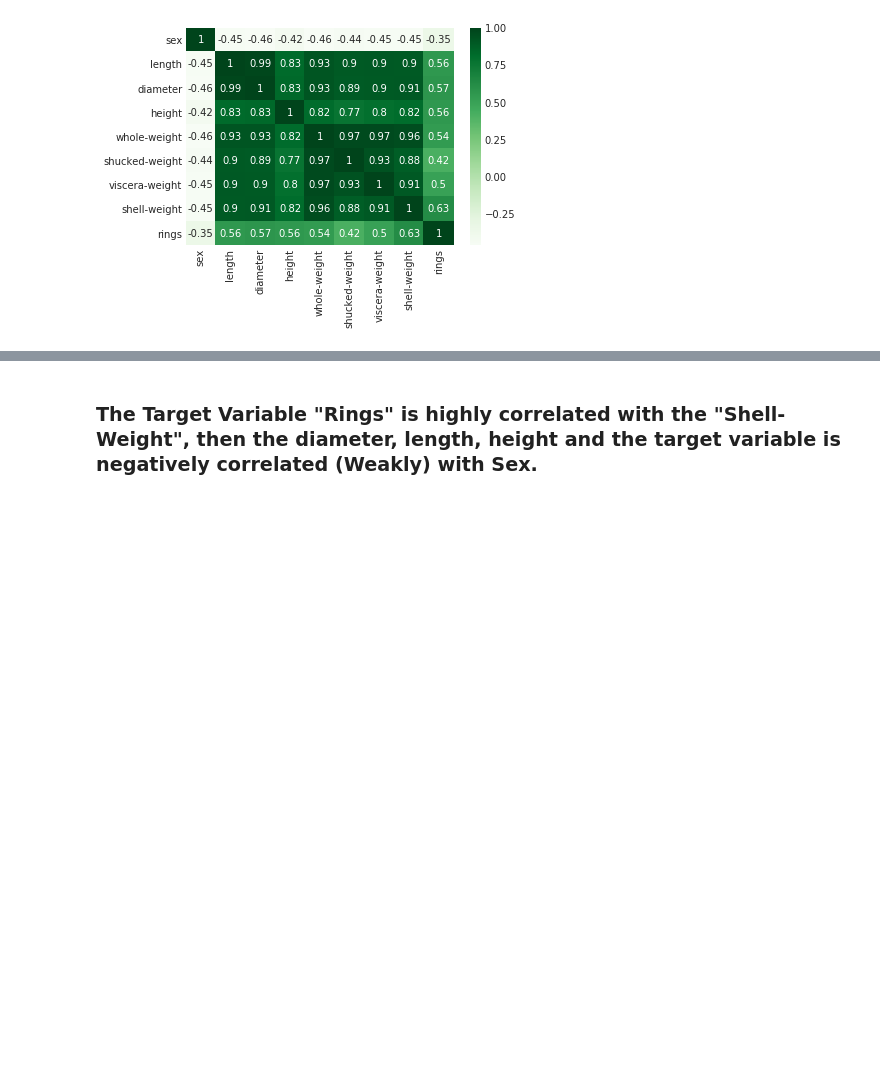
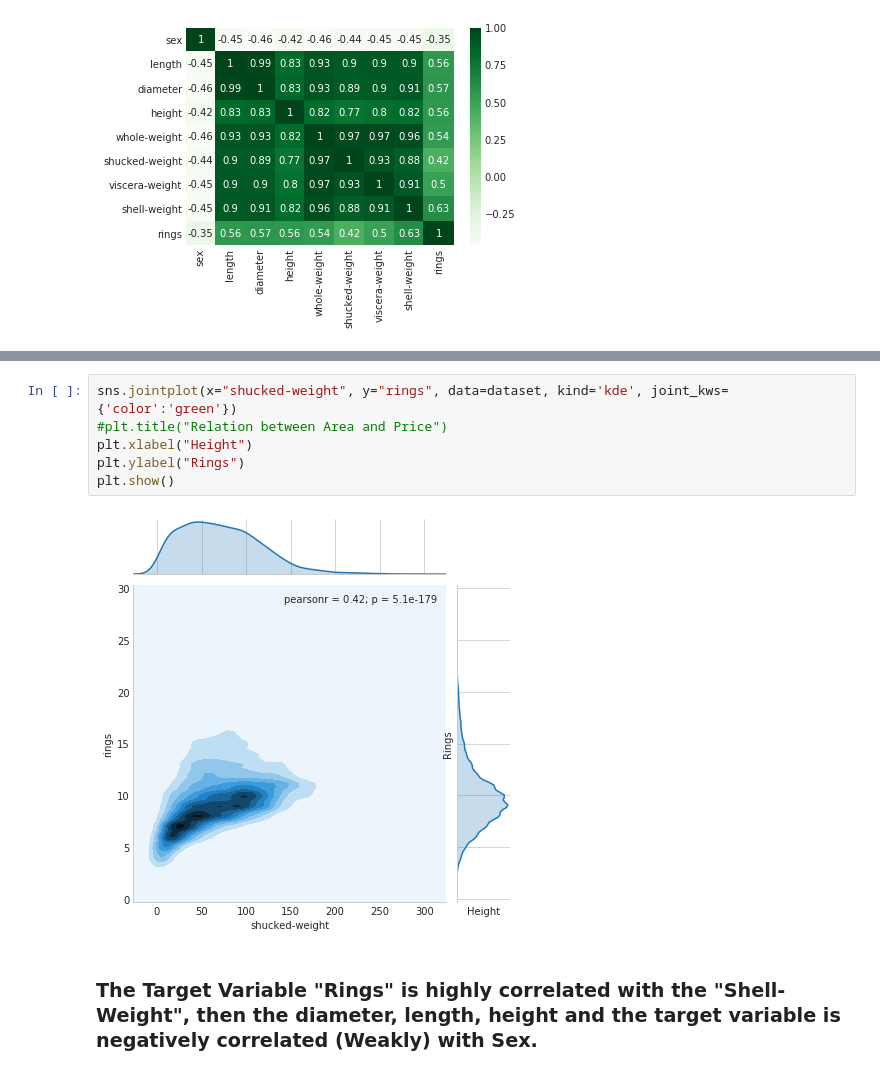
Before and after one commit to Dhivya-Murugesan/Machine-Learning, a Jupyter notebook: Grid Search Regression - Grid Search CV Regression - Predicting Age of Snail.ipynb, the cells around one changed output, grey strips where cells are left out. Drawn from its saved outputs; the diff is of its cells as text; blank space fills up the shorter version.

```diff
--- a/Grid Search Regression - Grid Search CV Regression - Predicting Age of Snail.ipynb
+++ b/Grid Search Regression - Grid Search CV Regression - Predicting Age of Snail.ipynb
@@ -133,3 +147,11 @@ sns.heatmap(df_Scaled.corr(), xticklabels=df_Scaled.columns, yticklabels=df_Scal
+# %%
+sns.jointplot(x="shucked-weight", y="rings", data=dataset, kind='kde', joint_kws={'color':'green'})
+#plt.title("Relation between Area and Price")
+plt.xlabel("Height")
+plt.ylabel("Rings")
+plt.show()
+# %% [output]
+[figure, added]
 # %% [markdown]
 ### The Target Variable "Rings" is highly correlated with the "Shell-Weight", then the diameter, length, height and the target variable is negatively correlated (Weakly) with Sex.
 # %%
```
Also changed, not shown: parts of 2 cells of this notebook.
